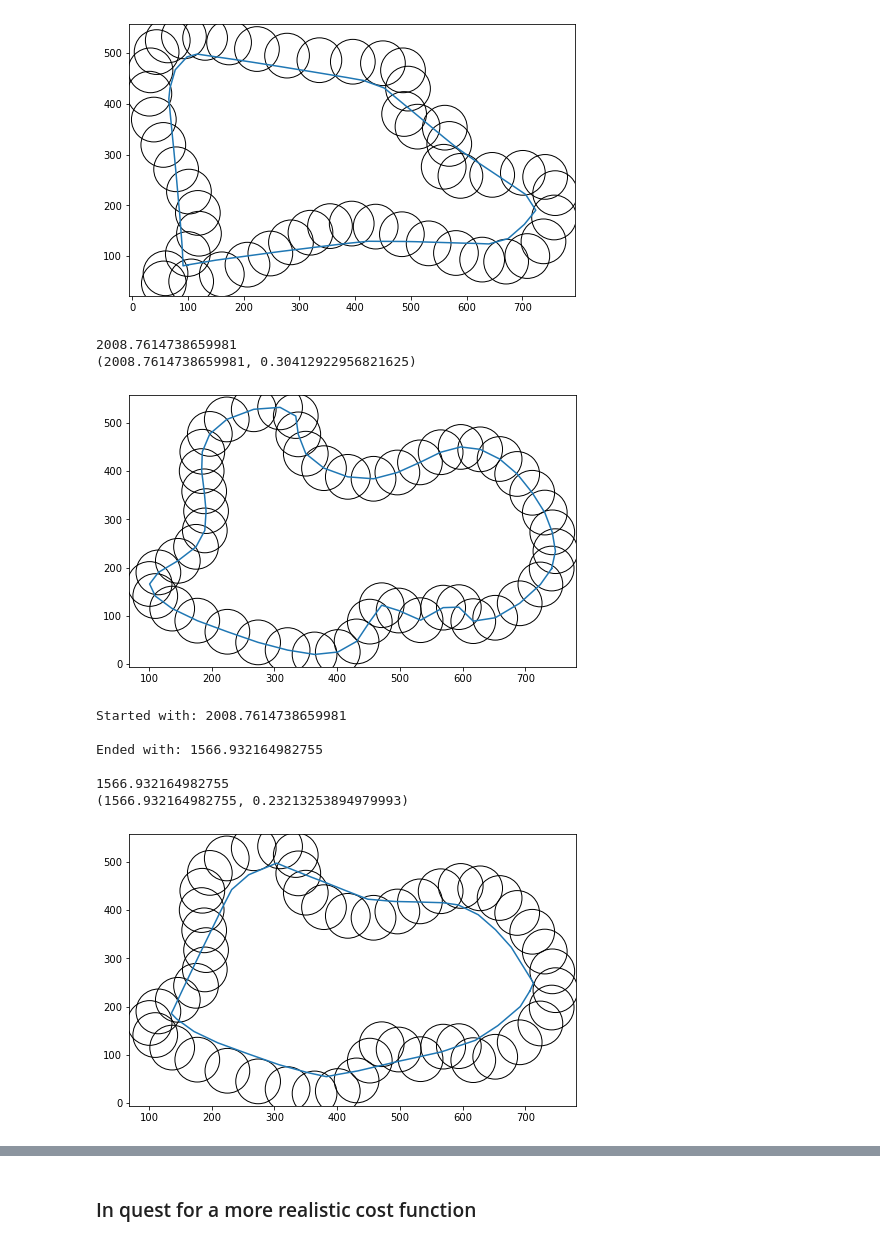
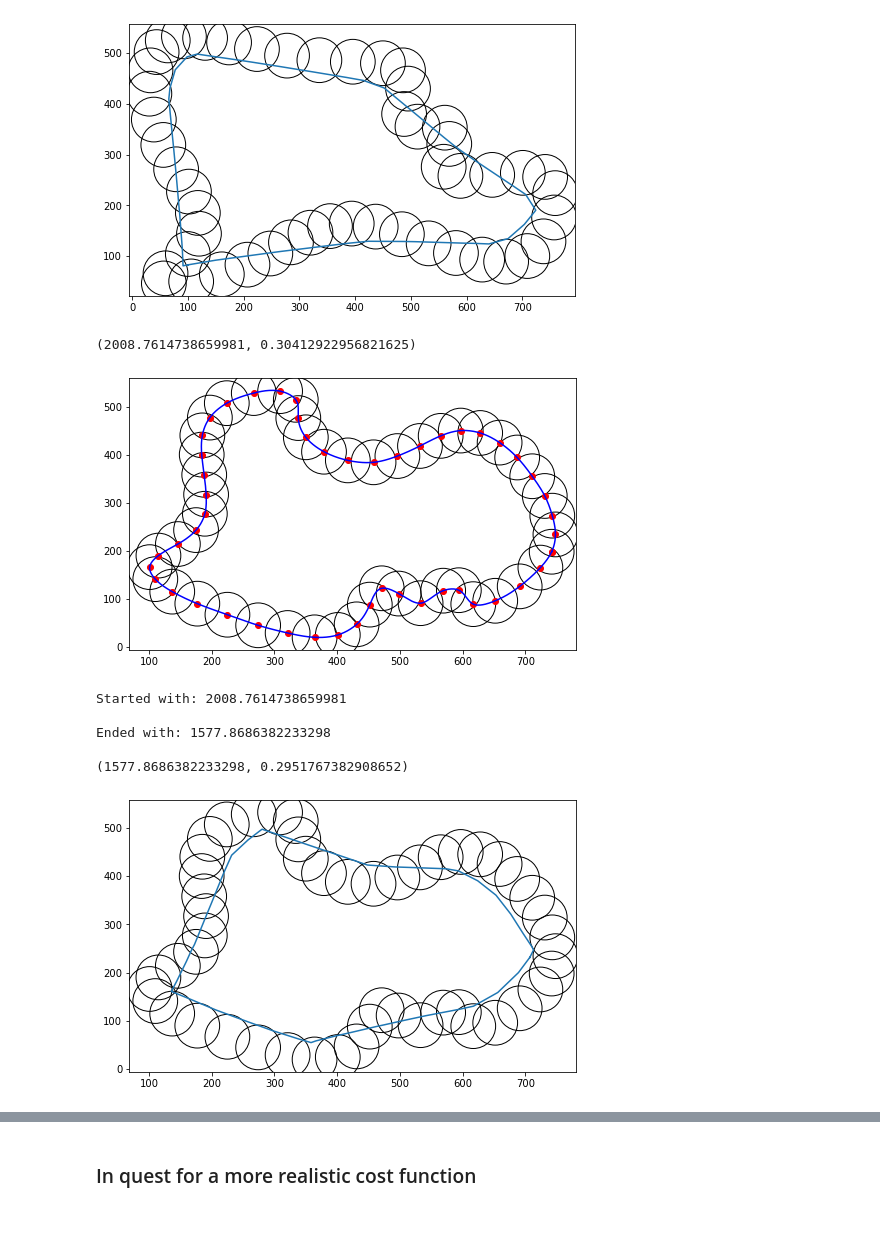
Before and after one commit to abhisheknaik96/racing-line-optimization, a Jupyter notebook: racing_line.ipynb, the cells around one changed output, grey strips where cells are left out. Saved outputs shown, nothing was run; the diff lists cells and outputs as text; code cells hidden in the pictures.

Commit message:
added option to draw smooth curves around points

```diff
--- a/racing_line.ipynb
+++ b/racing_line.ipynb
@@ -171,18 +172,24 @@ def opt_iterative_improvement(track_midpoints, compute_cost=racing_line_length_f
 
 def draw_track_and_racing_line(track_points, racing_line, track_width,
                                compute_cost=racing_line_length_full,
-                               xlims=None, ylims=None):
+                               xlims=None, ylims=None, smooth=False, smooth_points=1000):
     track_points_x, track_points_y = zip(*track_points)
     plt.scatter(track_points_x, track_points_y, s=1000*track_width, color='black', facecolor='None')
     if xlims != None:
         plt.xlim((-2, 6))
     if ylims != None:
         plt.ylim((-2, 6))
-    print(compute_cost(racing_line))
+#     print(compute_cost(racing_line))
     racing_line = copy.deepcopy(racing_line)
     racing_line += [racing_line[0]]
     x, y = zip(*racing_line)
-    plt.plot(x, y)
+    plt.plot(x, y, 'or')
+    if smooth:
+        tck, u = interpolate.splprep([x, y], s=0, per=True)
+        xi, yi = interpolate.splev(np.linspace(0, 1, smooth_points), tck)
+        plt.plot(xi, yi, '-b')
+    else:
+        plt.plot(x, y, '-b')
     #print(f'Length of racing line: {racing_line_length(racing_line):.3f}')
 
 def draw_complete_track(track_seed=8, racing_line=None):
@@ -375,13 +386,12 @@ Ended with: 1812.828955491602
 # %%
 # new track
 
 track_points = get_track_points_from_random_track(seed=95521, sample=20)
-draw_track_and_racing_line(track_points, track_points, track_width=2)
+draw_track_and_racing_line(track_points, track_points, track_width=2, smooth=True, smooth_points=1000)
 print(_length_and_angles(track_points))
 # %% [output]
-2008.7614738659981
 (2008.7614738659981, 0.30412922956821625)
-[figure, old version]
+[figure, new version]
 # %%
 shortest_racing_line = opt_iterative_improvement(track_points, compute_cost=racing_line_length_full,
                                                  spread=70, iterations=1000,
@@ -392,8 +402,7 @@ print(_length_and_angles(shortest_racing_line))
 # %% [output]
 Started with: 2008.7614738659981
 
-Ended with: 1566.932164982755
+Ended with: 1577.8686382233298
 
-1566.932164982755
-(1566.932164982755, 0.23213253894979993)
+(1577.8686382233298, 0.2951767382908652)
-[figure, old version]
+[figure, new version]
```
Also changed, not shown: parts of 6 cells of this notebook.
